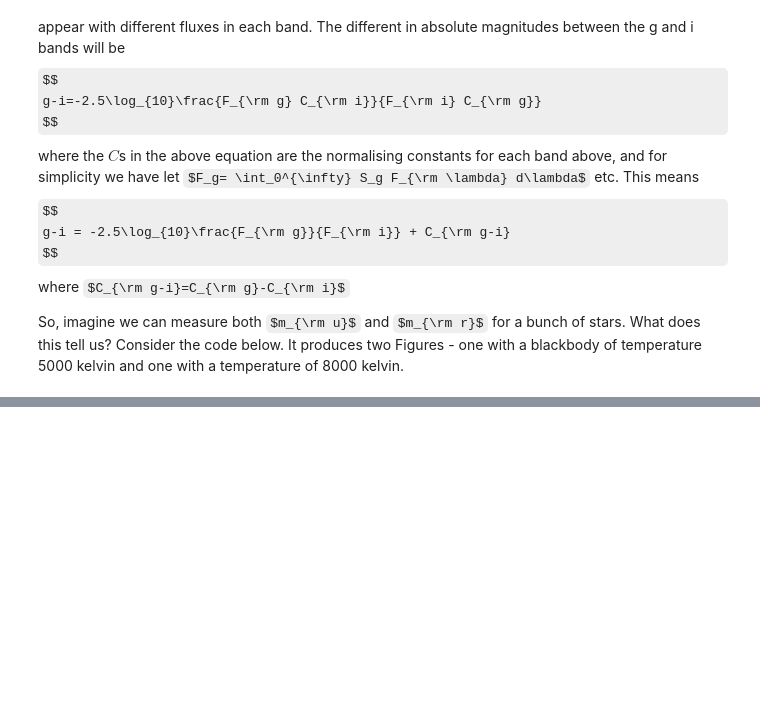
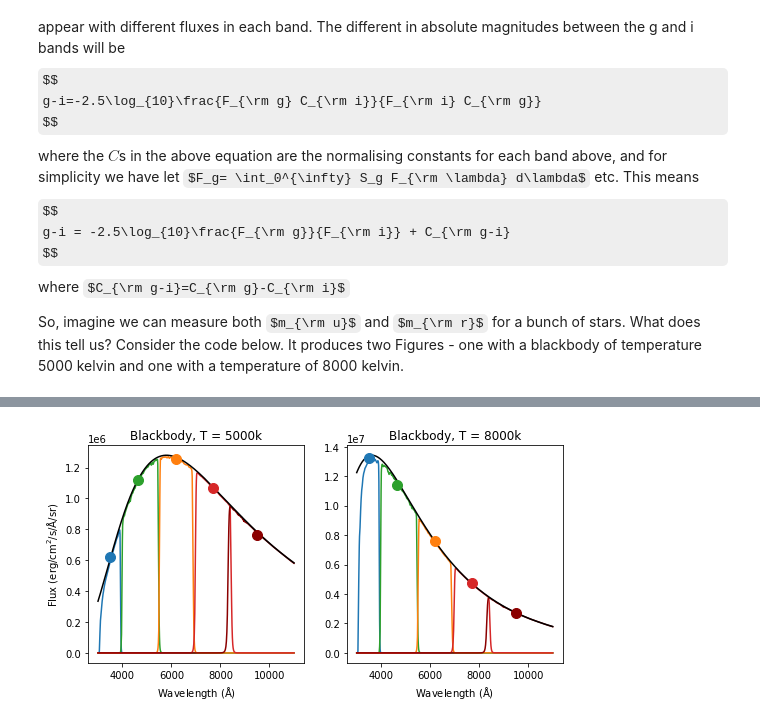
Before and after one commit to mkenne15/PY2106, a Jupyter notebook: Lecture_Notes/Lecture_14/Lecture_14.ipynb, the cells around one changed output, grey strips where cells are left out. Cells and saved outputs as stored; diff of their text form; code cells hidden in the pictures; some formulas as TeX source; blank space fills up the shorter version.

```diff
--- a/Lecture_Notes/Lecture_14/Lecture_14.ipynb
+++ b/Lecture_Notes/Lecture_14/Lecture_14.ipynb
@@ -134,0 +139,93 @@ So, imagine we can measure both $m_{\rm u}$ and $m_{\rm r}$ for a bunch of stars
+# %%
+import numpy as np
+import matplotlib.pyplot as plt
+from astropy import units as u
+import astropy.constants as c
+from astropy.modeling.models import BlackBody
+
+#The following lines read in the response curves
+
+u_filter = np.genfromtxt("resources/u_filter_response.txt")
+g_filter = np.genfromtxt("resources/g_filter_response.txt")
+r_filter = np.genfromtxt("resources/r_filter_response.txt")
+i_filter = np.genfromtxt("resources/i_filter_response.txt")
+z_filter = np.genfromtxt("resources/z_filter_response.txt")
+
+# The following is a convenince function that numerically integrates
+# the blackbody flux (bb) over a given response file (filt)
+def integrate_bb(bb,filt):
+    flux_density = filt[:,1]*bb(filt[:,0]*u.AA)
+    flux_density = flux_density.to(u.erg/u.cm**2/u.s/u.AA/u.sr, equivalencies=u.spectral_density(filt[:,0]*u.AA))
+    flux = 0
+    response = 0
+    wav = np.abs(np.diff(filt[:,0]))
+    for i,j in enumerate(wav):
+        flux += (flux_density[i]+flux_density[i+1])/2*j
+        response += (filt[i,1]+filt[i+1,1])/2*j
+    return flux/response
+
+# Defining a blackbody curve over the wavelength range of our filters
+bb = BlackBody(temperature=5000*u.K)
+wav = u_filter[:,0] * u.AA
+flux_bb_5000k = bb(wav)
+# Note that the below conversion moves from per Hertz to per Angstrom
+# You should remember why this is necessary from second year!
+flux_bb_5000k = flux_bb_5000k.to(u.erg/u.cm**2/u.s/u.AA/u.sr, equivalencies=u.spectral_density(wav))
+
+#Calculating the fluxes in each band
+u_flux_5000k = integrate_bb(bb,u_filter)
+g_flux_5000k = integrate_bb(bb,g_filter)
+r_flux_5000k = integrate_bb(bb,r_filter)
+i_flux_5000k = integrate_bb(bb,i_filter)
+z_flux_5000k = integrate_bb(bb,z_filter)
+
+# Defining a blackbody curve over the wavelength range of our filters
+bb = BlackBody(temperature=8000*u.K)
+wav = u_filter[:,0] * u.AA
+flux_bb_8000k = bb(wav)
+# Note that the below conversion moves from per Hertz to per Angstrom
+# You should remember why this is necessary from second year!
+flux_bb_8000k = flux_bb_8000k.to(u.erg/u.cm**2/u.s/u.AA/u.sr, equivalencies=u.spectral_density(wav))
+
+#Calculating the fluxes in each band
+u_flux_8000k = integrate_bb(bb,u_filter)
+g_flux_8000k = integrate_bb(bb,g_filter)
+r_flux_8000k = integrate_bb(bb,r_filter)
+i_flux_8000k = integrate_bb(bb,i_filter)
+z_flux_8000k = integrate_bb(bb,z_filter)
+
+#Making the plot
+fig,ax = plt.subplots(1,2,figsize=[8.5,4])
+ax[0].plot(u_filter[:,0],u_filter[:,1]*flux_bb_5000k,'C0')
+ax[0].plot(3500,u_flux_5000k,'C0.',zorder=99,markersize=20)
+ax[0].plot(g_filter[:,0],g_filter[:,1]*flux_bb_5000k,'C2')
+ax[0].plot(4650,g_flux_5000k,'C2.',zorder=99,markersize=20)
+ax[0].plot(r_filter[:,0],r_filter[:,1]*flux_bb_5000k,'C1')
+ax[0].plot(6200,r_flux_5000k,'C1.',zorder=99,markersize=20)
+ax[0].plot(i_filter[:,0],i_filter[:,1]*flux_bb_5000k,'C3')
+ax[0].plot(7700,i_flux_5000k,'C3.',zorder=99,markersize=20)
+ax[0].plot(z_filter[:,0],z_filter[:,1]*flux_bb_5000k,'darkred')
+ax[0].plot(9500,z_flux_5000k,'.',color='darkred',zorder=99,markersize=20)
+ax[0].set_ylabel(r"Flux (erg/cm$^2$/s/${\rm \AA}$/sr)")
+ax[0].set_xlabel(r"Wavelength ($\rm \AA$)")
+ax[0].plot(wav,flux_bb_5000k,'k')
+ax[0].set_title("Blackbody, T = 5000k")
+
+ax[1].plot(u_filter[:,0],u_filter[:,1]*flux_bb_8000k,'C0')
+ax[1].plot(3500,u_flux_8000k,'C0.',zorder=99,markersize=20)
+ax[1].plot(g_filter[:,0],g_filter[:,1]*flux_bb_8000k,'C2')
+ax[1].plot(4650,g_flux_8000k,'C2.',zorder=99,markersize=20)
+ax[1].plot(r_filter[:,0],r_filter[:,1]*flux_bb_8000k,'C1')
+ax[1].plot(6200,r_flux_8000k,'C1.',zorder=99,markersize=20)
+ax[1].plot(i_filter[:,0],i_filter[:,1]*flux_bb_8000k,'C3')
+ax[1].plot(7700,i_flux_8000k,'C3.',zorder=99,markersize=20)
+ax[1].plot(z_filter[:,0],z_filter[:,1]*flux_bb_8000k,'darkred')
+ax[1].plot(9500,z_flux_8000k,'.',color='darkred',zorder=99,markersize=20)
+#ax[1].set_ylabel(r"Flux (erg/cm$^2$/s/${\rm \AA}$/sr)")
+ax[1].set_xlabel(r"Wavelength ($\rm \AA$)")
+ax[1].plot(wav,flux_bb_8000k,'k')
+ax[1].set_title("Blackbody, T = 8000k")
+plt.savefig("Figures/Blackbody_SDSS.jpg")
+plt.show()
+# %% [output]
+[figure, added]
```
Also changed, not shown: parts of 3 cells of this notebook, 24 other files.
